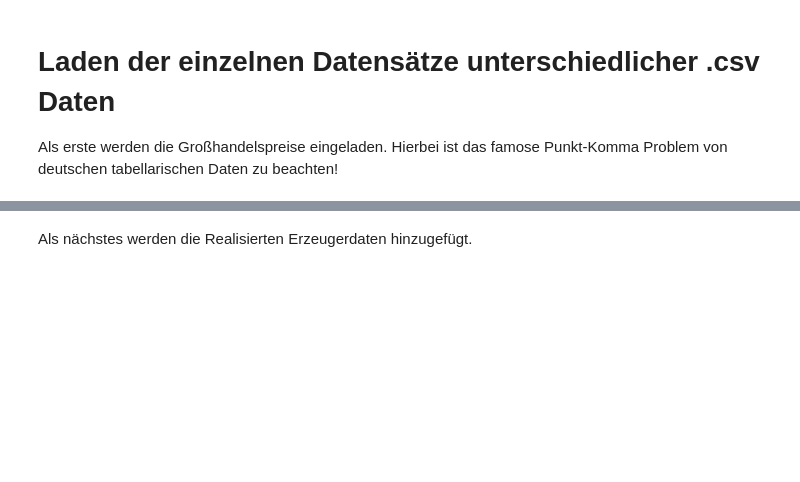
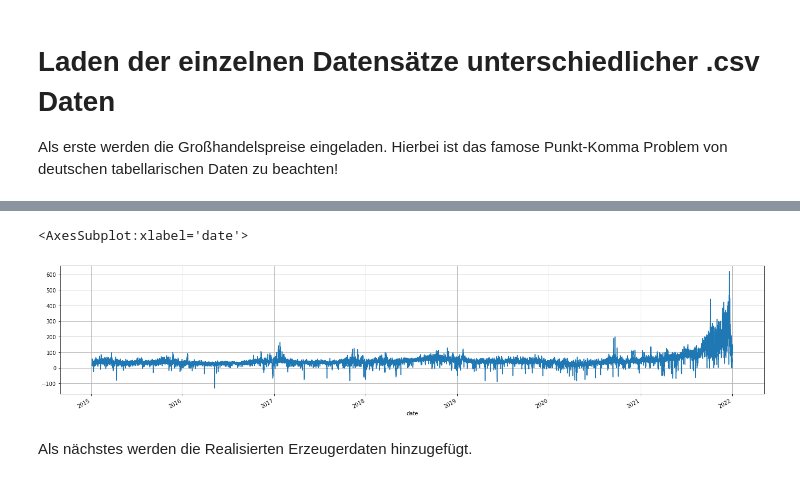
Before and after one commit to clwehner/Windatlas, a Jupyter notebook: notebooks/cfd/cfd_analyse.ipynb, the cells around one changed output, grey strips where cells are left out. Cells and saved outputs as stored; diff of their text form; code cells hidden in the pictures; blank space fills up the shorter version.

```diff
--- a/notebooks/cfd/cfd_analyse.ipynb
+++ b/notebooks/cfd/cfd_analyse.ipynb
@@ -59,3 +192,8 @@ Name: Gro_handelspreis [€/MWh], dtype: float64
+# %%
+grohandel["Gro_handelspreis[€/MWh]"].plot(figsize=(24,5), grid=True)
+# %% [output]
+<AxesSubplot:xlabel='date'>
+[figure, added]
 # %% [markdown]
 Als nächstes werden die Realisierten Erzeugerdaten hinzugefügt.
 # %%
```
Also changed, not shown: parts of 30 cells of this notebook, 12 other files.
